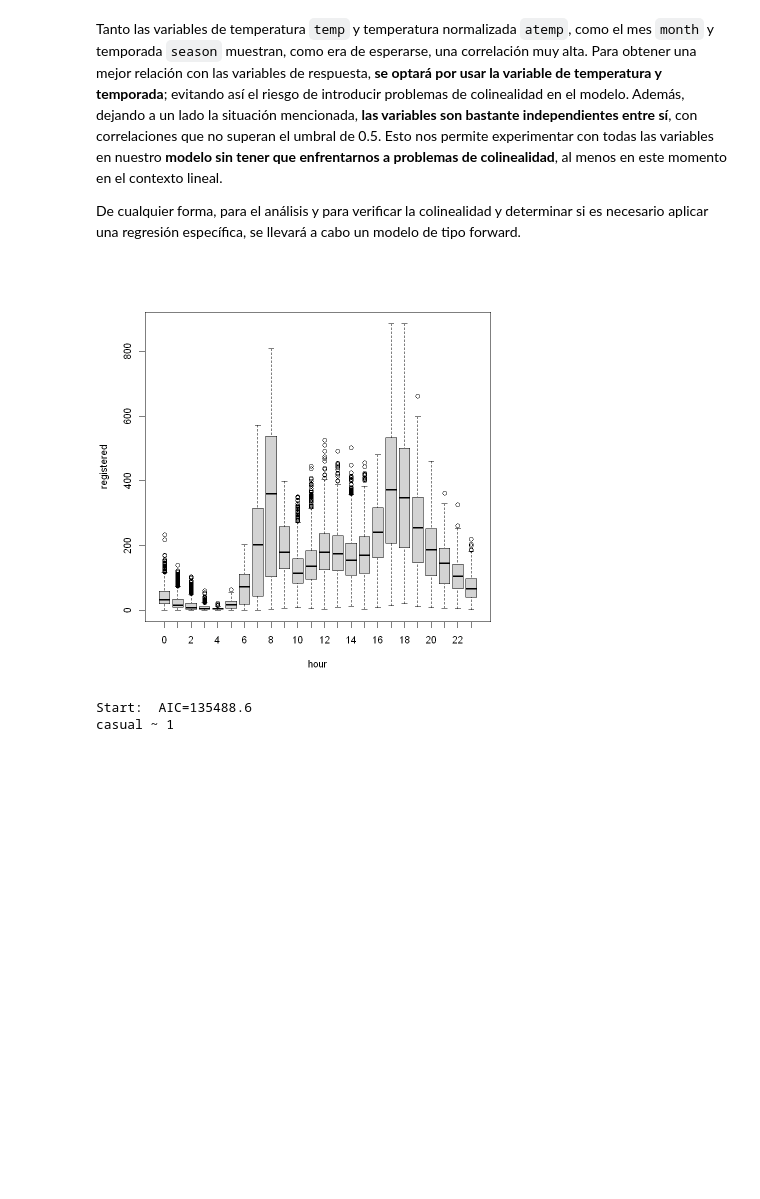
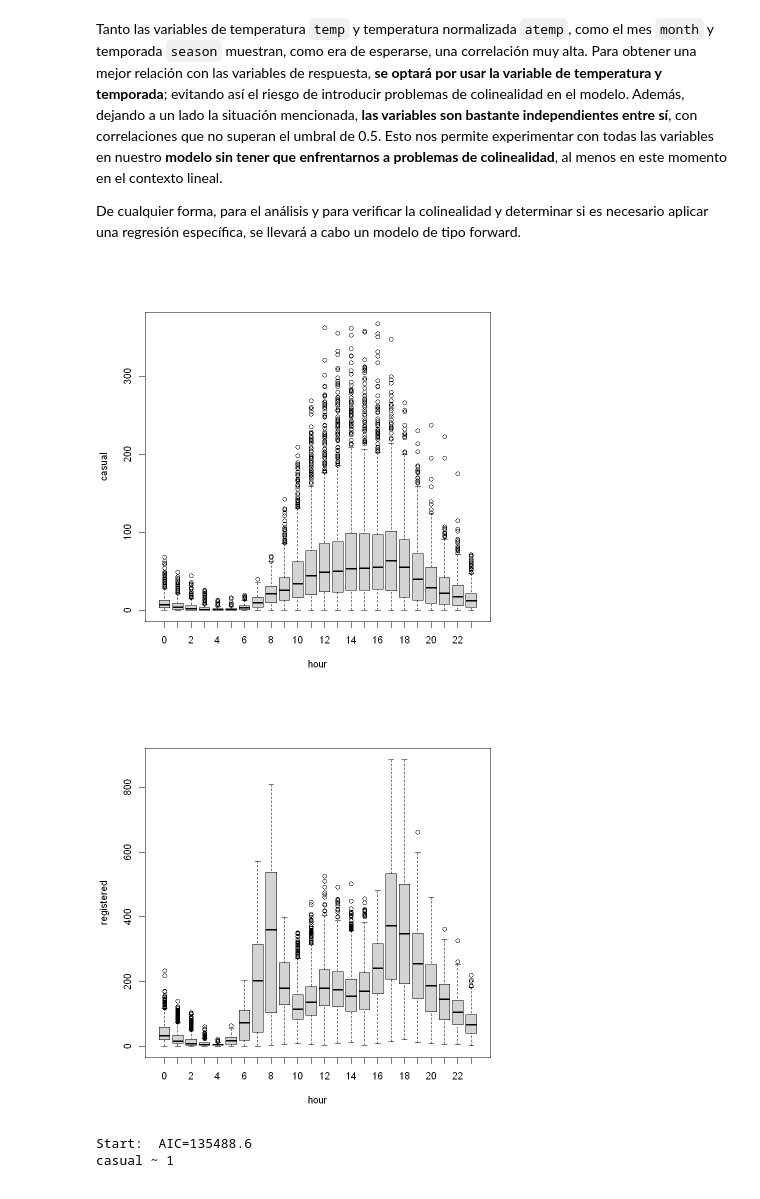
Before and after one commit to josegdotcom/Proyecto-analizis_regresion, a Jupyter notebook: Proyecto.ipynb, the cells around one changed output. Cells and saved outputs as stored; diff of their text form; code cells hidden in the pictures; blank space fills up the shorter version.

```diff
--- a/Proyecto.ipynb
+++ b/Proyecto.ipynb
@@ -307,9 +308,11 @@ df <- df_numeric %>% mutate(
     )
   )
 # %%
+boxplot(data=df, casual ~ hour)
 boxplot(data=df, registered ~ hour)
 # %% [output]
-[figure, old version]
+[figure, new version]
+[figure, added]
 # %%
 modelo <- lm(formula = casual ~ 1, data = df)
 
```
Also changed, not shown: parts of 26 cells of this notebook.
